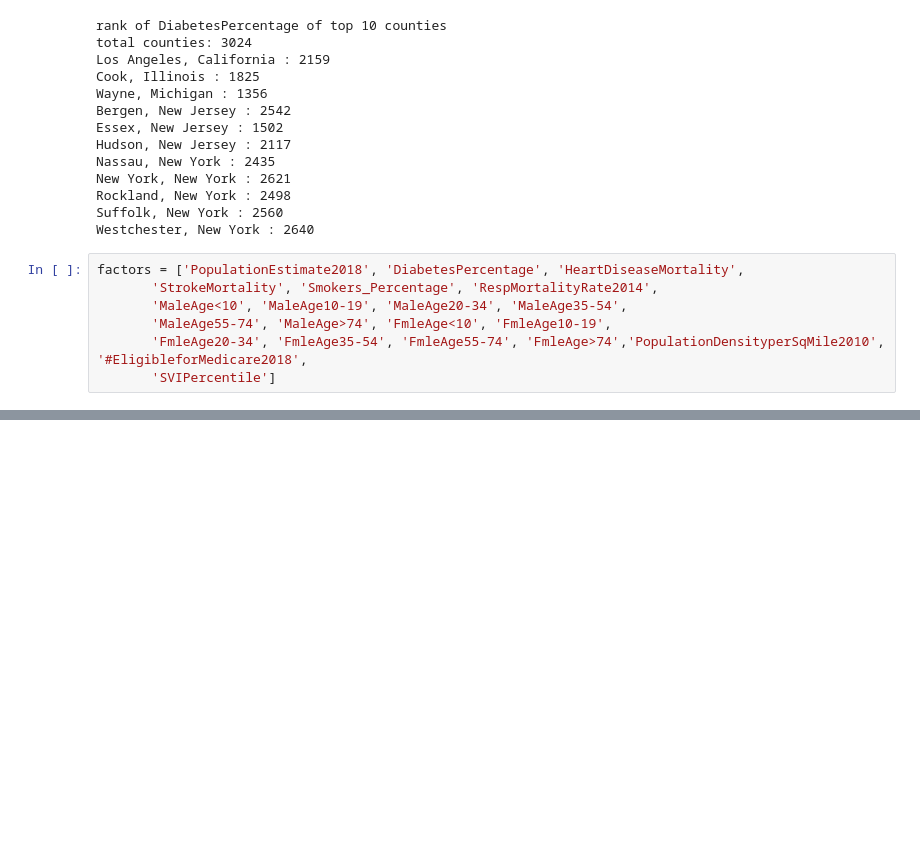
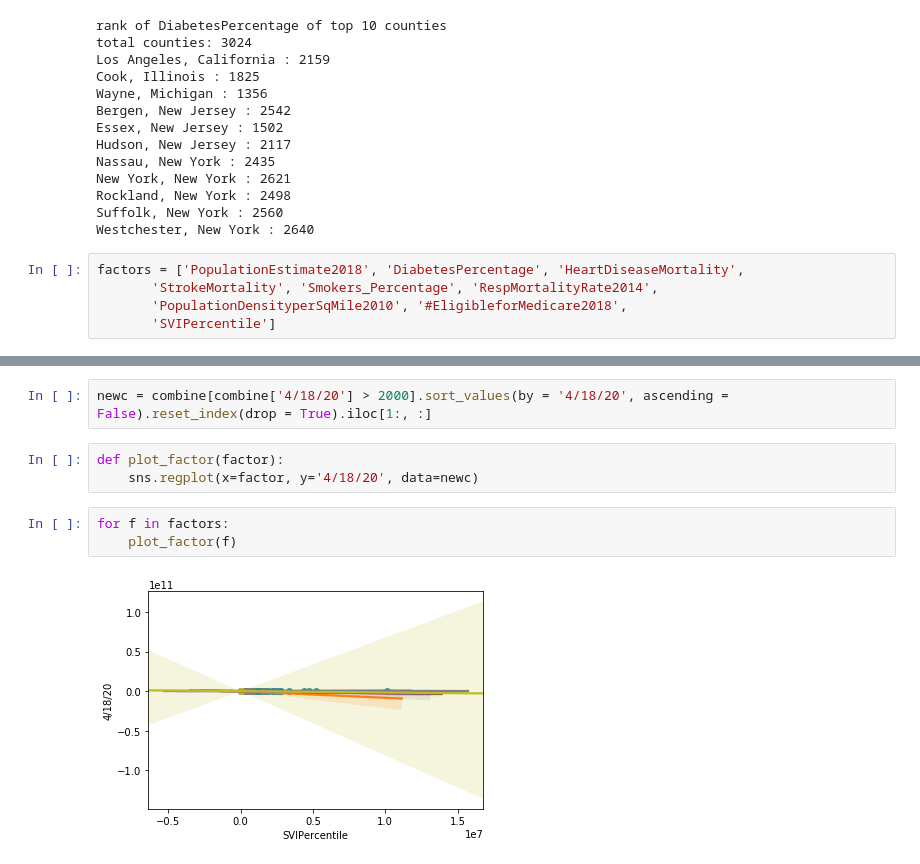
Before and after one commit to ChenFengTsai/COVID-19, a Jupyter notebook: COVID-19.ipynb, the cells around one changed output, grey strips where cells are left out. Drawn from its saved outputs; the diff is of its cells as text; blank space fills up the shorter version.

```diff
--- a/COVID-19.ipynb
+++ b/COVID-19.ipynb
@@ -340,9 +340,7 @@ Westchester, New York : 2640
 # %%
 factors = ['PopulationEstimate2018', 'DiabetesPercentage', 'HeartDiseaseMortality',
        'StrokeMortality', 'Smokers_Percentage', 'RespMortalityRate2014',
-       'MaleAge<10', 'MaleAge10-19', 'MaleAge20-34', 'MaleAge35-54',
-       'MaleAge55-74', 'MaleAge>74', 'FmleAge<10', 'FmleAge10-19',
-       'FmleAge20-34', 'FmleAge35-54', 'FmleAge55-74', 'FmleAge>74','PopulationDensityperSqMile2010', '#EligibleforMedicare2018',
+       'PopulationDensityperSqMile2010', '#EligibleforMedicare2018',
        'SVIPercentile']
 # %%
 for f in factors:
@@ -368,0 +388,10 @@ Westchester, New York : 1347
+# %%
+newc = combine[combine['4/18/20'] > 2000].sort_values(by = '4/18/20', ascending = False).reset_index(drop = True).iloc[1:, :]
+# %%
+def plot_factor(factor):
+    sns.regplot(x=factor, y='4/18/20', data=newc)
+# %%
+for f in factors:
+    plot_factor(f)
+# %% [output]
+[figure, added]
```
Also changed, not shown: parts of 13 cells of this notebook.
